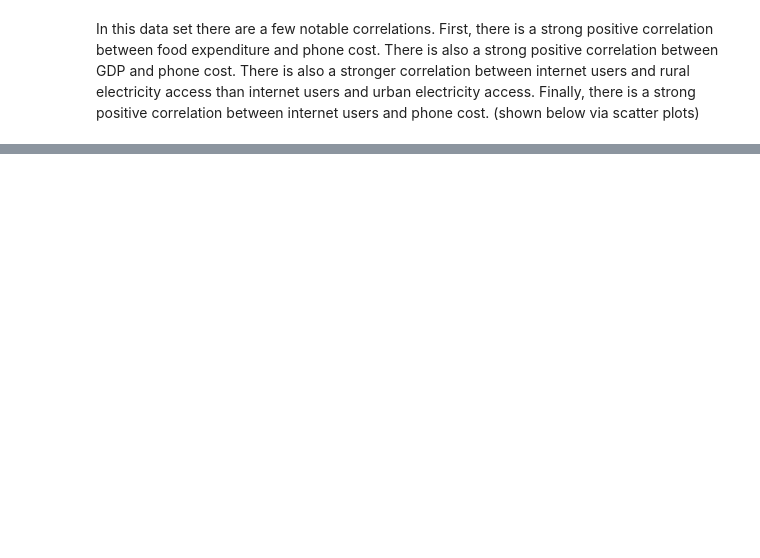
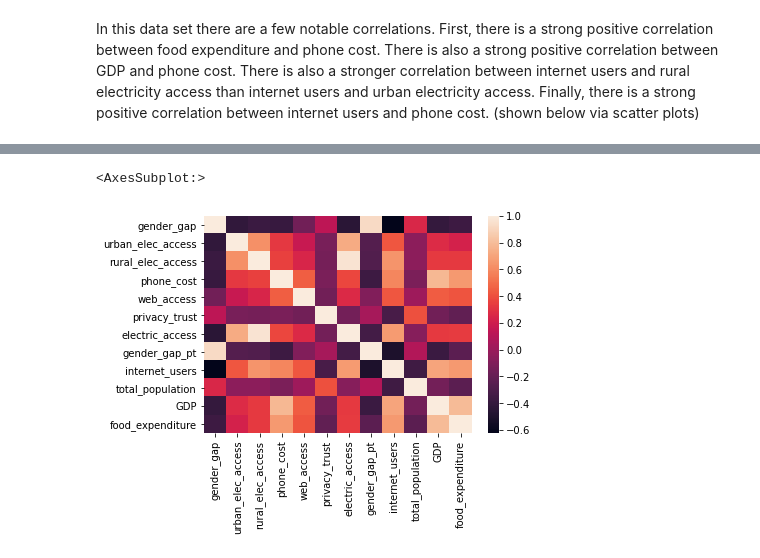
Before and after one commit to tklausner/info2950-project, a Jupyter notebook: INFO2950_Project.ipynb, the cells around one changed output, grey strips where cells are left out. Drawn from its saved outputs; the diff is of its cells as text; code cells hidden in the pictures; blank space fills up the shorter version.

```diff
--- a/INFO2950_Project.ipynb
+++ b/INFO2950_Project.ipynb
@@ -312,0 +234,2 @@ The data is fairly robust and does not have too many limitations. One limitation
+# %%
+corr=if_data.corr(method='pearson')
@@ -312,0 +255,6 @@ The data is fairly robust and does not have too many limitations. One limitation
+# %%
+import seaborn as sns
+sns.heatmap(corr)
+# %% [output]
+<AxesSubplot:>
+[figure, added]
```
Also changed, not shown: parts of 25 cells of this notebook.
